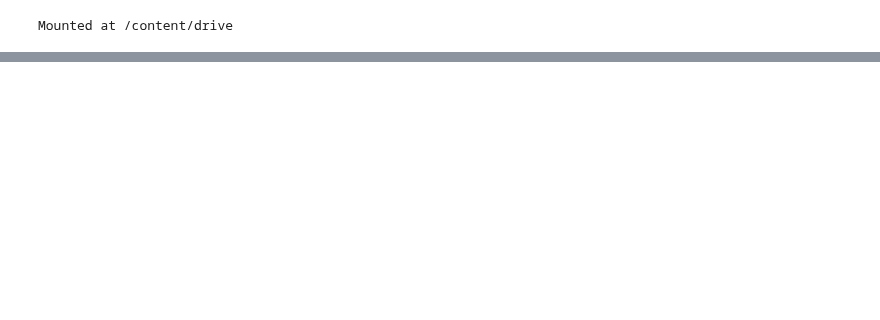
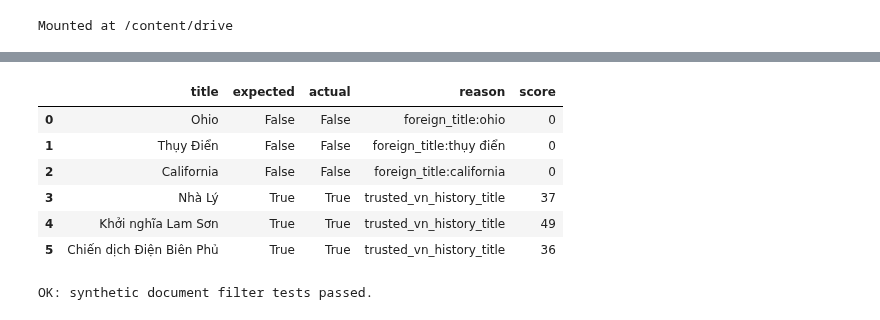
Before and after one commit to ChuTungDuongg/Chatbot_answering_vietnamese_history, a Jupyter notebook: Training/Phase2_CreatingCorpus.ipynb, the cells around one changed output, grey strips where cells are left out. Drawn from its saved outputs; the diff is of its cells as text; code cells hidden in the pictures; blank space fills up the shorter version.

```diff
--- a/Training/Phase2_CreatingCorpus.ipynb
+++ b/Training/Phase2_CreatingCorpus.ipynb
@@ -967,0 +1474,54 @@ Processed files:
+# %%
+# ============================================================
+# UNIT TEST NHANH — bảo đảm Ohio/Thụy Điển không lọt chỉ vì năm và từ chung
+# ============================================================
+synthetic_cases = [
+    (
+        "Ohio",
+        "Ohio là một tiểu bang của Hoa Kỳ. Lịch sử bang trải qua nhiều giai đoạn 1803, 1900, 2000. Chính quyền và quốc hội bang phát triển.",
+        False,
+    ),
+    (
+        "Thụy Điển",
+        "Thụy Điển là quốc gia Bắc Âu. Lịch sử, chính quyền, quốc hội và nhiều năm 1523, 1809, 1975 được nhắc đến.",
+        False,
+    ),
+    (
+        "California",
+        "California là tiểu bang Hoa Kỳ, có cộng đồng người Việt và nhiều phong trào xã hội trong thế kỷ XX.",
+        False,
+    ),
+    (
+        "Nhà Lý",
+        "Nhà Lý là một triều đại trong lịch sử Đại Việt. Lý Công Uẩn dời đô từ Hoa Lư ra Thăng Long năm 1010.",
+        True,
+    ),
+    (
+        "Khởi nghĩa Lam Sơn",
+        "Khởi nghĩa Lam Sơn do Lê Lợi lãnh đạo chống quân Minh. Nguyễn Trãi tham gia và soạn Bình Ngô đại cáo.",
+        True,
+    ),
+    (
+        "Chiến dịch Điện Biên Phủ",
+        "Chiến dịch Điện Biên Phủ năm 1954 là thắng lợi quyết định của cuộc kháng chiến chống Pháp của Việt Nam.",
+        True,
+    ),
+]
+
+rows = []
+for title, text, expected in synthetic_cases:
+    result = analyze_document(title, text)
+    rows.append({"title": title, "expected": expected, "actual": result["keep"], "reason": result["reason"], "score": result["score"]})
+    assert result["keep"] == expected, (title, expected, result)
+
+display(pd.DataFrame(rows))
+print("OK: synthetic document filter tests passed.")
+# %% [output]
+|  | title | expected | actual | reason | score |
+| 0 | Ohio | False | False | foreign_title:ohio | 0 |
+| 1 | Thụy Điển | False | False | foreign_title:thụy điển | 0 |
+| 2 | California | False | False | foreign_title:california | 0 |
+| 3 | Nhà Lý | True | True | trusted_vn_history_title | 37 |
+| 4 | Khởi nghĩa Lam Sơn | True | True | trusted_vn_history_title | 49 |
+| 5 | Chiến dịch Điện Biên Phủ | True | True | trusted_vn_history_title | 36 |
+OK: synthetic document filter tests passed.
```
Also changed, not shown: parts of 31 cells of this notebook, 1 other file.
